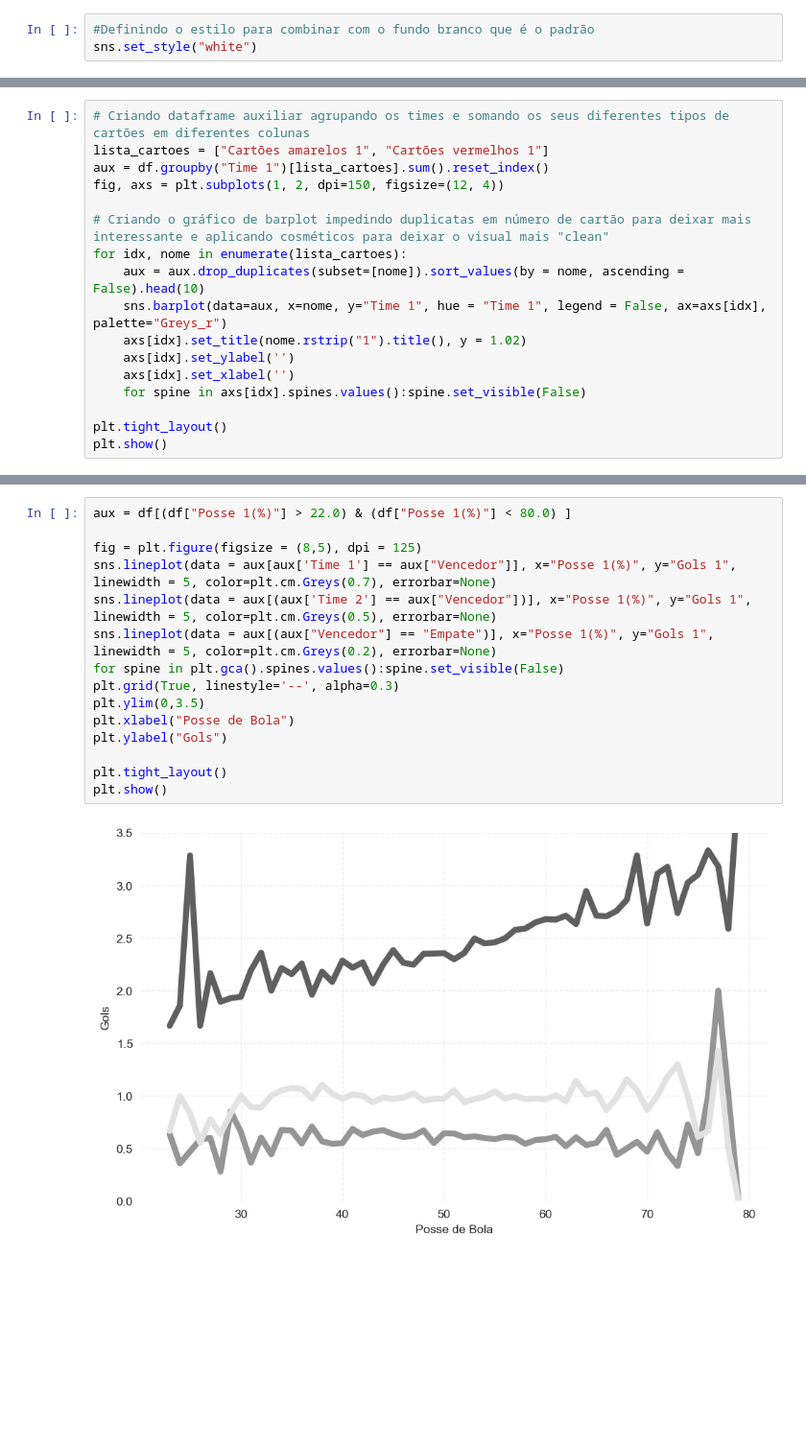
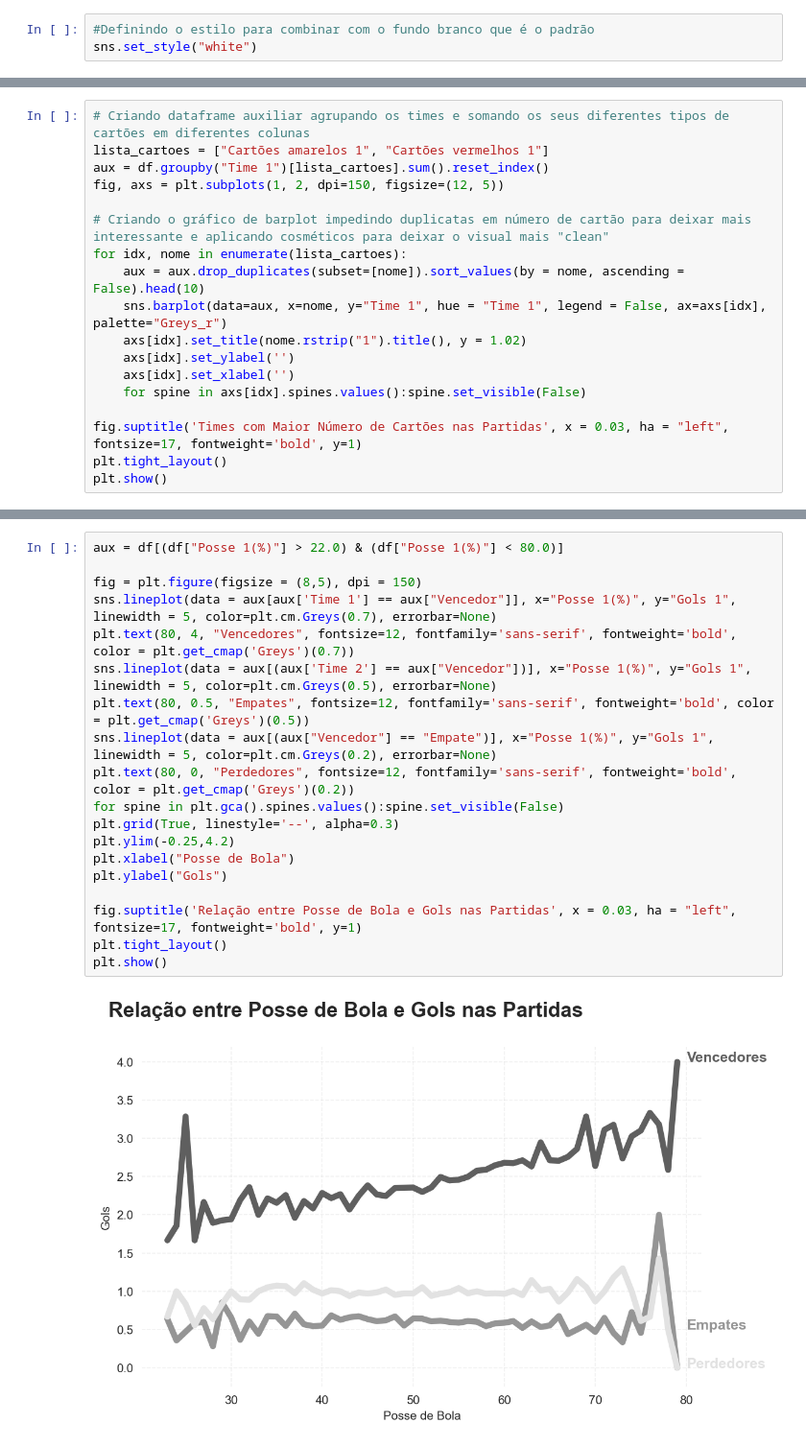
Before and after one commit to UFRJ-Analytica/PS-2025.1, a Jupyter notebook: analise-dados.ipynb, the cells around one changed output, grey strips where cells are left out. Shown at 96% size. Saved outputs shown, nothing was run; the diff lists cells and outputs as text; blank space fills up the shorter version.

```diff
--- a/analise-dados.ipynb
+++ b/analise-dados.ipynb
@@ -63,7 +63,7 @@ plt.show()
 # Criando dataframe auxiliar agrupando os times e somando os seus diferentes tipos de cartões em diferentes colunas
 lista_cartoes = ["Cartões amarelos 1", "Cartões vermelhos 1"]
 aux = df.groupby("Time 1")[lista_cartoes].sum().reset_index()
-fig, axs = plt.subplots(1, 2, dpi=150, figsize=(12, 4))
+fig, axs = plt.subplots(1, 2, dpi=150, figsize=(12, 5))
 
 # Criando o gráfico de barplot impedindo duplicatas em número de cartão para deixar mais interessante e aplicando cosméticos para deixar o visual mais "clean"
 for idx, nome in enumerate(lista_cartoes):
@@ -74,6 +74,7 @@ for idx, nome in enumerate(lista_cartoes):
     axs[idx].set_xlabel('')
     for spine in axs[idx].spines.values():spine.set_visible(False)
 
+fig.suptitle('Times com Maior Número de Cartões nas Partidas', x = 0.03, ha = "left", fontsize=17, fontweight='bold', y=1)
 plt.tight_layout()
 plt.show()
 # %% [output]
@@ -81,17 +82,21 @@ plt.show()
 # %%
-aux = df[(df["Posse 1(%)"] > 22.0) & (df["Posse 1(%)"] < 80.0) ]
+aux = df[(df["Posse 1(%)"] > 22.0) & (df["Posse 1(%)"] < 80.0)]
 
-fig = plt.figure(figsize = (8,5), dpi = 125)
+fig = plt.figure(figsize = (8,5), dpi = 150)
 sns.lineplot(data = aux[aux['Time 1'] == aux["Vencedor"]], x="Posse 1(%)", y="Gols 1", linewidth = 5, color=plt.cm.Greys(0.7), errorbar=None)
+plt.text(80, 4, "Vencedores", fontsize=12, fontfamily='sans-serif', fontweight='bold', color = plt.get_cmap('Greys')(0.7))
 sns.lineplot(data = aux[(aux['Time 2'] == aux["Vencedor"])], x="Posse 1(%)", y="Gols 1", linewidth = 5, color=plt.cm.Greys(0.5), errorbar=None)
+plt.text(80, 0.5, "Empates", fontsize=12, fontfamily='sans-serif', fontweight='bold', color = plt.get_cmap('Greys')(0.5))
 sns.lineplot(data = aux[(aux["Vencedor"] == "Empate")], x="Posse 1(%)", y="Gols 1", linewidth = 5, color=plt.cm.Greys(0.2), errorbar=None)
+plt.text(80, 0, "Perdedores", fontsize=12, fontfamily='sans-serif', fontweight='bold', color = plt.get_cmap('Greys')(0.2))
 for spine in plt.gca().spines.values():spine.set_visible(False)
 plt.grid(True, linestyle='--', alpha=0.3)
-plt.ylim(0,3.5)
+plt.ylim(-0.25,4.2)
 plt.xlabel("Posse de Bola")
 plt.ylabel("Gols")
 
+fig.suptitle('Relação entre Posse de Bola e Gols nas Partidas', x = 0.03, ha = "left", fontsize=17, fontweight='bold', y=1)
 plt.tight_layout()
 plt.show()
 # %% [output]
-[figure, old version]
+[figure, new version]
```
Also changed, not shown: parts of 2 cells of this notebook.
